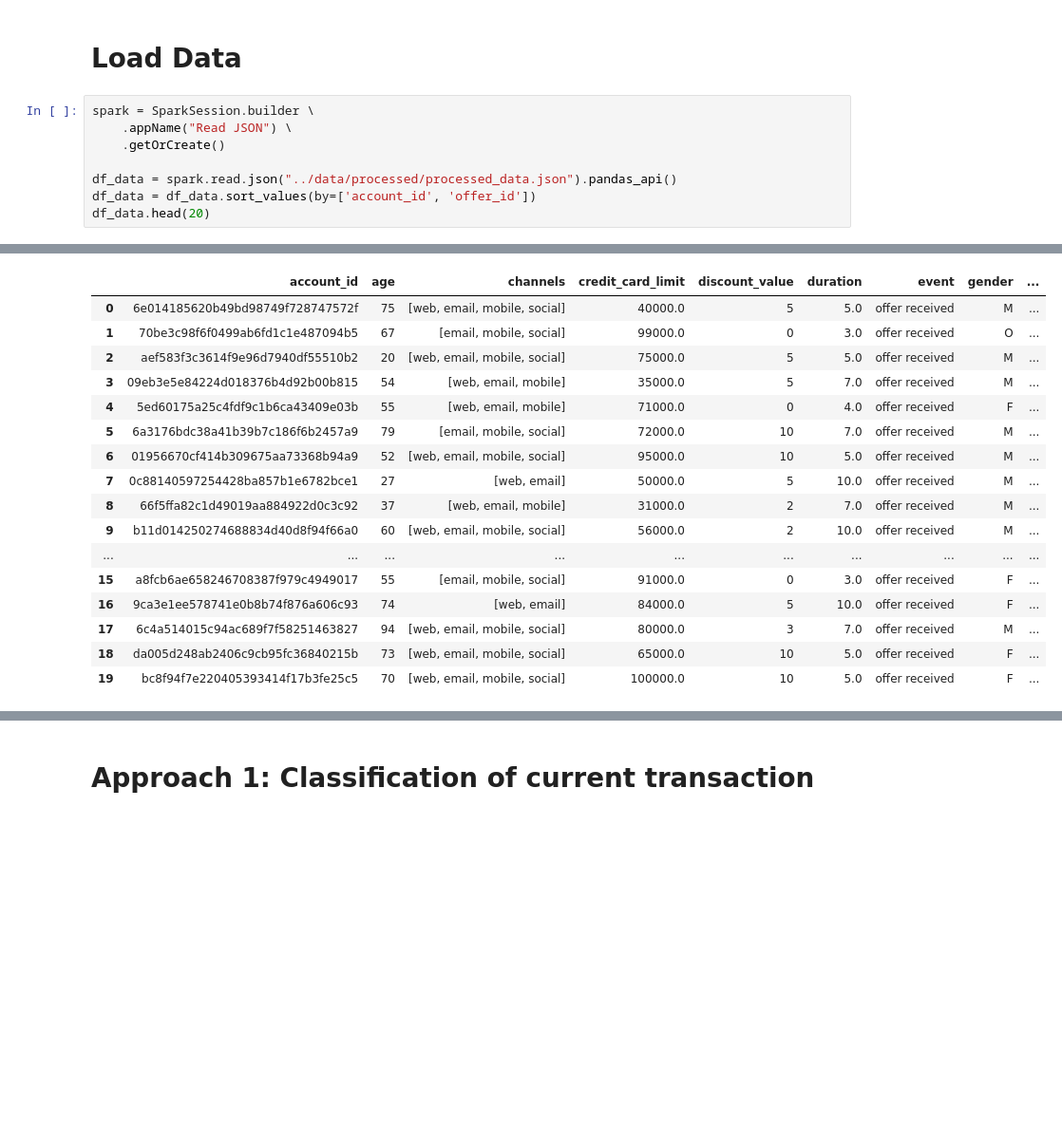
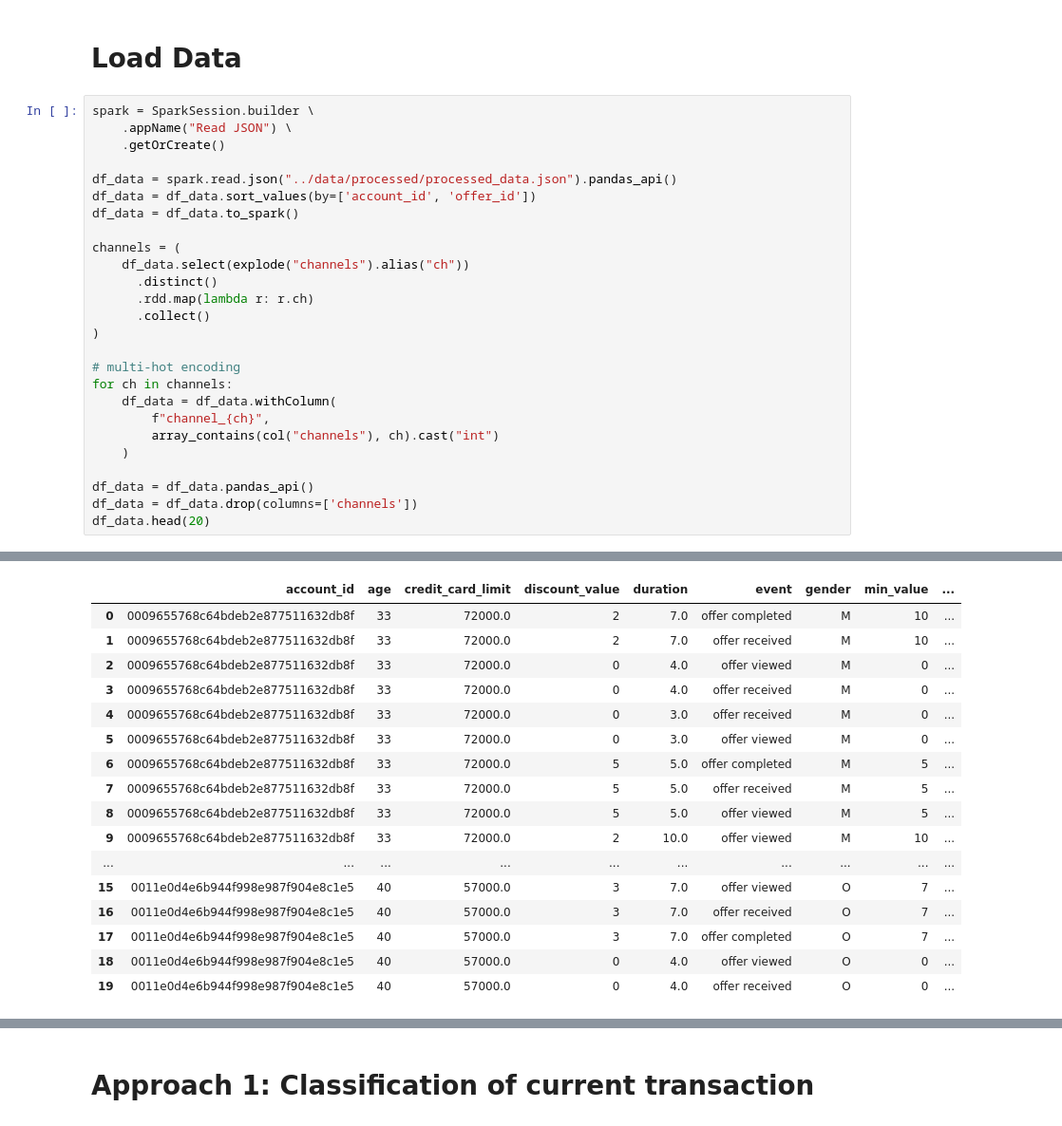
Before and after one commit to pedrosergiot/ifood-case, a Jupyter notebook: notebooks/2_modeling.ipynb, the cells around one changed output, grey strips where cells are left out. Shown at 95% size. Saved outputs shown, nothing was run; the diff lists cells and outputs as text; blank space fills up the shorter version.

```diff
--- a/notebooks/2_modeling.ipynb
+++ b/notebooks/2_modeling.ipynb
@@ -14,6 +21,24 @@ spark = SparkSession.builder \
 
 df_data = spark.read.json("../data/processed/processed_data.json").pandas_api()
 df_data = df_data.sort_values(by=['account_id', 'offer_id'])
+df_data = df_data.to_spark()
+
+channels = (
+    df_data.select(explode("channels").alias("ch"))
+      .distinct()
+      .rdd.map(lambda r: r.ch)
+      .collect()
+)
+
+# multi-hot encoding
+for ch in channels:
+    df_data = df_data.withColumn(
+        f"channel_{ch}",
+        array_contains(col("channels"), ch).cast("int")
+    )
+
+df_data = df_data.pandas_api()
+df_data = df_data.drop(columns=['channels'])
 df_data.head(20)
 # %% [output]
 WARNING: Using incubator modules: jdk.incubator.vector
@@ -28,17 +54,17 @@ To adjust logging level use sc.setLogLevel(newLevel). For SparkR, use setLogLeve
-|  | account_id | age | channels | credit_card_limit | discount_value | duration | event | gender | ... |
-| 0 | 6e014185620b49bd98749f728747572f | 75 | [web, email, mobile, social] | 40000.0 | 5 | 5.0 | offer received | M | ... |
-| 1 | 70be3c98f6f0499ab6fd1c1e487094b5 | 67 | [email, mobile, social] | 99000.0 | 0 | 3.0 | offer received | O | ... |
-| 2 | aef583f3c3614f9e96d7940df55510b2 | 20 | [web, email, mobile, social] | 75000.0 | 5 | 5.0 | offer received | M | ... |
-| 3 | 09eb3e5e84224d018376b4d92b00b815 | 54 | [web, email, mobile] | 35000.0 | 5 | 7.0 | offer received | M | ... |
-| 4 | 5ed60175a25c4fdf9c1b6ca43409e03b | 55 | [web, email, mobile] | 71000.0 | 0 | 4.0 | offer received | F | ... |
-| 5 | 6a3176bdc38a41b39b7c186f6b2457a9 | 79 | [email, mobile, social] | 72000.0 | 10 | 7.0 | offer received | M | ... |
-| 6 | 01956670cf414b309675aa73368b94a9 | 52 | [web, email, mobile, social] | 95000.0 | 10 | 5.0 | offer received | M | ... |
-| 7 | 0c88140597254428ba857b1e6782bce1 | 27 | [web, email] | 50000.0 | 5 | 10.0 | offer received | M | ... |
-| 8 | 66f5ffa82c1d49019aa884922d0c3c92 | 37 | [web, email, mobile] | 31000.0 | 2 | 7.0 | offer received | M | ... |
-| 9 | b11d014250274688834d40d8f94f66a0 | 60 | [web, email, mobile, social] | 56000.0 | 2 | 10.0 | offer received | M | ... |
+|  | account_id | age | credit_card_limit | discount_value | duration | event | gender | min_value | ... |
+| 0 | 0009655768c64bdeb2e877511632db8f | 33 | 72000.0 | 2 | 7.0 | offer completed | M | 10 | ... |
+| 1 | 0009655768c64bdeb2e877511632db8f | 33 | 72000.0 | 2 | 7.0 | offer received | M | 10 | ... |
+| 2 | 0009655768c64bdeb2e877511632db8f | 33 | 72000.0 | 0 | 4.0 | offer viewed | M | 0 | ... |
+| 3 | 0009655768c64bdeb2e877511632db8f | 33 | 72000.0 | 0 | 4.0 | offer received | M | 0 | ... |
+| 4 | 0009655768c64bdeb2e877511632db8f | 33 | 72000.0 | 0 | 3.0 | offer received | M | 0 | ... |
+| 5 | 0009655768c64bdeb2e877511632db8f | 33 | 72000.0 | 0 | 3.0 | offer viewed | M | 0 | ... |
+| 6 | 0009655768c64bdeb2e877511632db8f | 33 | 72000.0 | 5 | 5.0 | offer completed | M | 5 | ... |
+| 7 | 0009655768c64bdeb2e877511632db8f | 33 | 72000.0 | 5 | 5.0 | offer received | M | 5 | ... |
+| 8 | 0009655768c64bdeb2e877511632db8f | 33 | 72000.0 | 5 | 5.0 | offer viewed | M | 5 | ... |
+| 9 | 0009655768c64bdeb2e877511632db8f | 33 | 72000.0 | 2 | 10.0 | offer viewed | M | 10 | ... |
 | ... | ... | ... | ... | ... | ... | ... | ... | ... | ... |
-| 15 | a8fcb6ae658246708387f979c4949017 | 55 | [email, mobile, social] | 91000.0 | 0 | 3.0 | offer received | F | ... |
-| 16 | 9ca3e1ee578741e0b8b74f876a606c93 | 74 | [web, email] | 84000.0 | 5 | 10.0 | offer received | F | ... |
-| 17 | 6c4a514015c94ac689f7f58251463827 | 94 | [web, email, mobile, social] | 80000.0 | 3 | 7.0 | offer received | M | ... |
-| 18 | da005d248ab2406c9cb95fc36840215b | 73 | [web, email, mobile, social] | 65000.0 | 10 | 5.0 | offer received | F | ... |
-| 19 | bc8f94f7e220405393414f17b3fe25c5 | 70 | [web, email, mobile, social] | 100000.0 | 10 | 5.0 | offer received | F | ... |
+| 15 | 0011e0d4e6b944f998e987f904e8c1e5 | 40 | 57000.0 | 3 | 7.0 | offer viewed | O | 7 | ... |
+| 16 | 0011e0d4e6b944f998e987f904e8c1e5 | 40 | 57000.0 | 3 | 7.0 | offer received | O | 7 | ... |
+| 17 | 0011e0d4e6b944f998e987f904e8c1e5 | 40 | 57000.0 | 3 | 7.0 | offer completed | O | 7 | ... |
+| 18 | 0011e0d4e6b944f998e987f904e8c1e5 | 40 | 57000.0 | 0 | 4.0 | offer viewed | O | 0 | ... |
+| 19 | 0011e0d4e6b944f998e987f904e8c1e5 | 40 | 57000.0 | 0 | 4.0 | offer received | O | 0 | ... |
```
Also changed, not shown: parts of 14 cells of this notebook, 1 other file.
